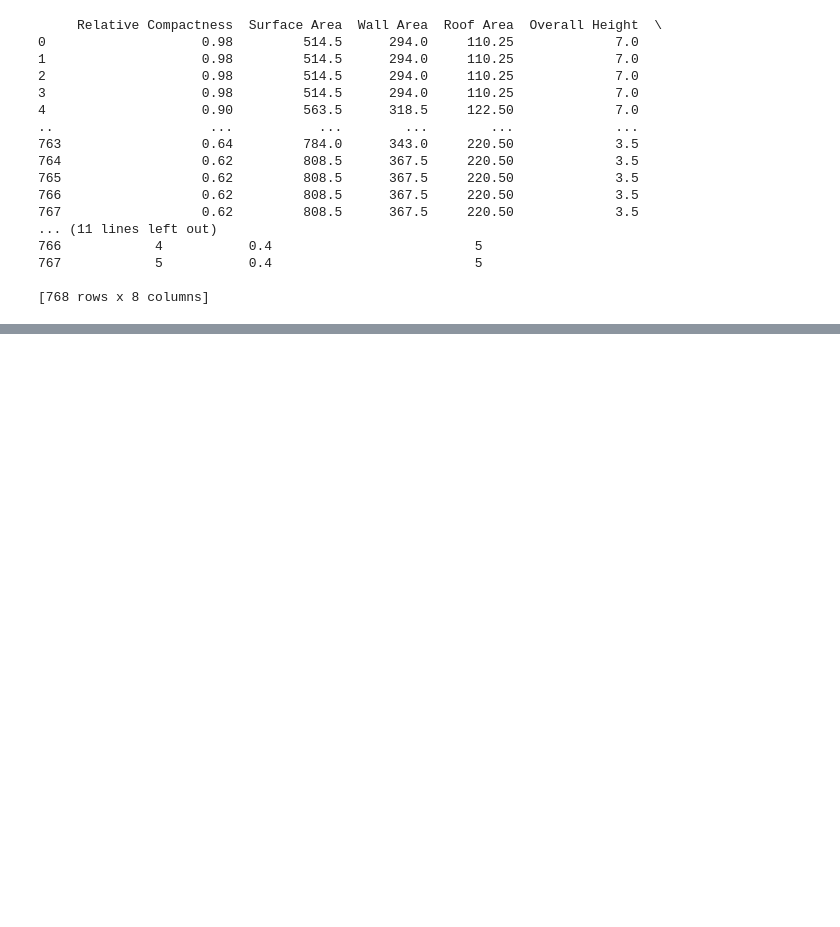
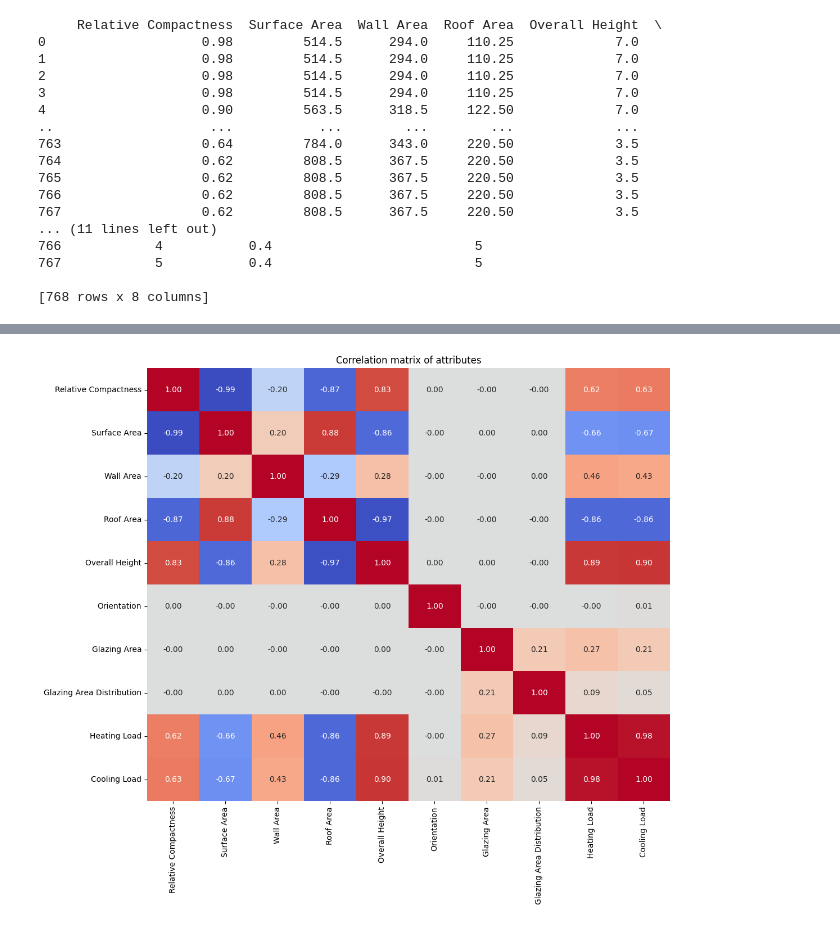
Before and after one commit to Pakkutaq/ml_project1, a Jupyter notebook: visualization.ipynb, the cells around one changed output, grey strips where cells are left out. Cells and saved outputs as stored; diff of their text form; code cells hidden in the pictures; blank space fills up the shorter version.

```diff
--- a/visualization.ipynb
+++ b/visualization.ipynb
@@ -36,0 +94,10 @@ print(X)
+# %%
+import seaborn as sns
+df = pd.concat([X, y], axis=1)
+correlation_matrix = df.corr()
+plt.figure(figsize=(12, 10))
+sns.heatmap(correlation_matrix, annot=True, fmt=".2f", cmap="coolwarm", cbar=False)
+plt.title("Correlation matrix of attributes")
+plt.show()
+# %% [output]
+[figure, added]
```
Also changed, not shown: parts of 6 cells of this notebook, 1 other file.
